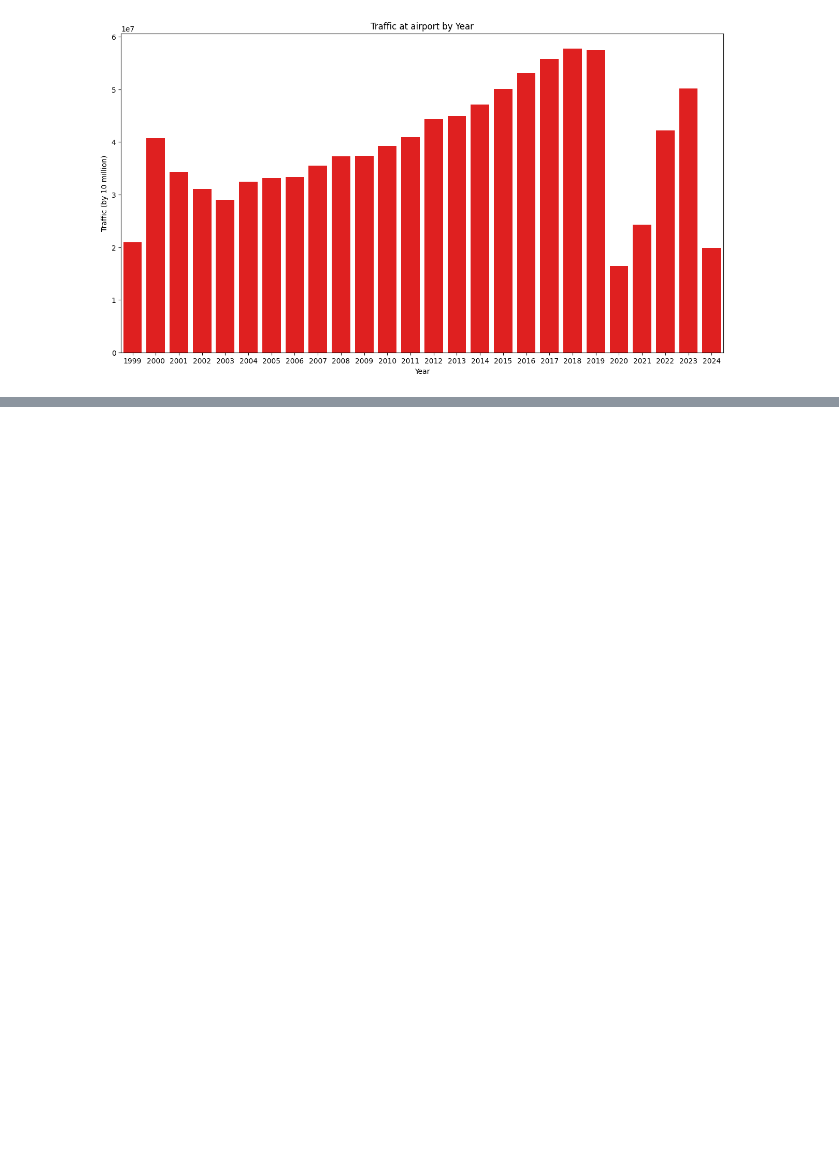
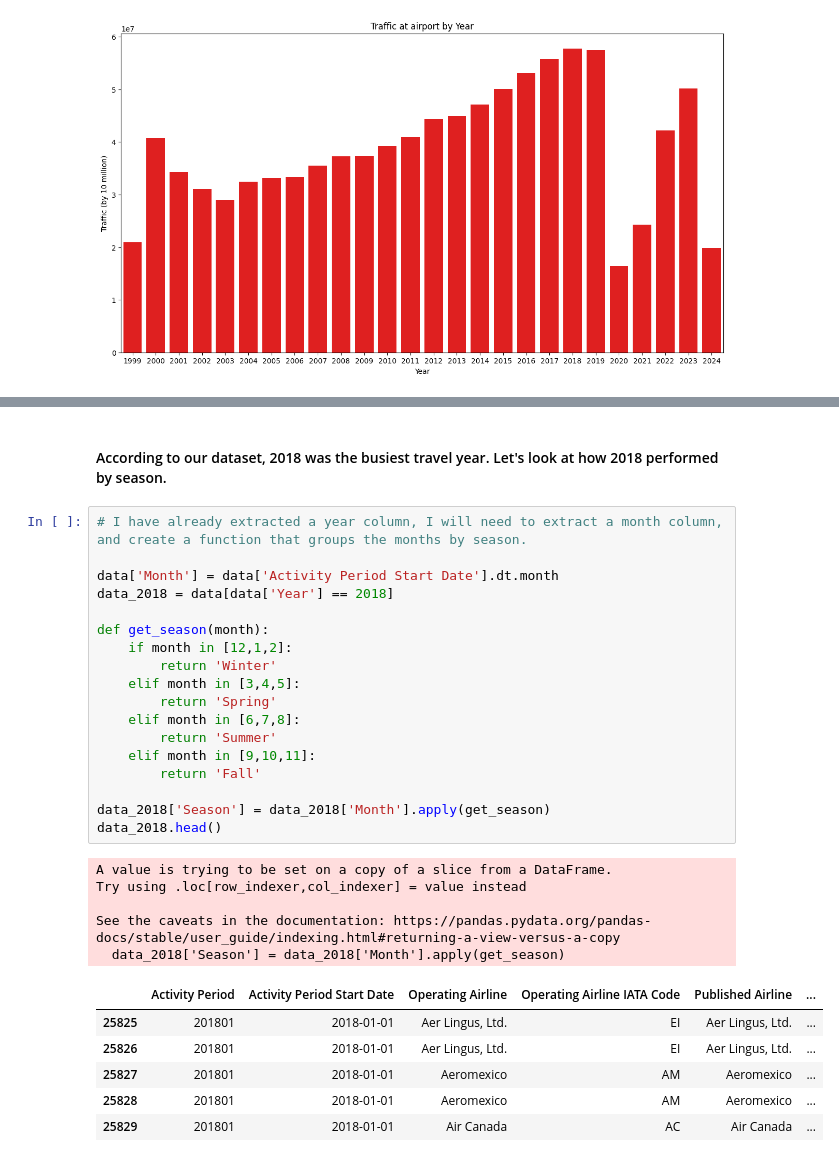
Before and after one commit to 17aabbas/SF-Airport-Analysis, a Jupyter notebook: SF Analysis.ipynb, the cells around one changed output, grey strips where cells are left out. Saved outputs shown, nothing was run; the diff lists cells and outputs as text; blank space fills up the shorter version.

```diff
--- a/SF Analysis.ipynb
+++ b/SF Analysis.ipynb
@@ -330,0 +346,32 @@ plt.show()
+# %% [markdown]
+#### According to our dataset, 2018 was the busiest travel year. Let's look at how 2018 performed by season.
+# %%
+# I have already extracted a year column, I will need to extract a month column, and create a function that groups the months by season.
+
+data['Month'] = data['Activity Period Start Date'].dt.month
+data_2018 = data[data['Year'] == 2018]
+
+def get_season(month):
+    if month in [12,1,2]:
+        return 'Winter'
+    elif month in [3,4,5]:
+        return 'Spring'
+    elif month in [6,7,8]:
+        return 'Summer'
+    elif month in [9,10,11]:
+        return 'Fall'
+
+data_2018['Season'] = data_2018['Month'].apply(get_season)
+data_2018.head()
+# %% [output]
+A value is trying to be set on a copy of a slice from a DataFrame.
+Try using .loc[row_indexer,col_indexer] = value instead
+
+See the caveats in the documentation: https://pandas.pydata.org/pandas-docs/stable/user_guide/indexing.html#returning-a-view-versus-a-copy
+  data_2018['Season'] = data_2018['Month'].apply(get_season)
+|  | Activity Period | Activity Period Start Date | Operating Airline | Operating Airline IATA Code | Published Airline | ... |
+| 25825 | 201801 | 2018-01-01 | Aer Lingus, Ltd. | EI | Aer Lingus, Ltd. | ... |
+| 25826 | 201801 | 2018-01-01 | Aer Lingus, Ltd. | EI | Aer Lingus, Ltd. | ... |
+| 25827 | 201801 | 2018-01-01 | Aeromexico | AM | Aeromexico | ... |
+| 25828 | 201801 | 2018-01-01 | Aeromexico | AM | Aeromexico | ... |
+| 25829 | 201801 | 2018-01-01 | Air Canada | AC | Air Canada | ... |
```
Also changed, not shown: parts of 7 cells of this notebook.
